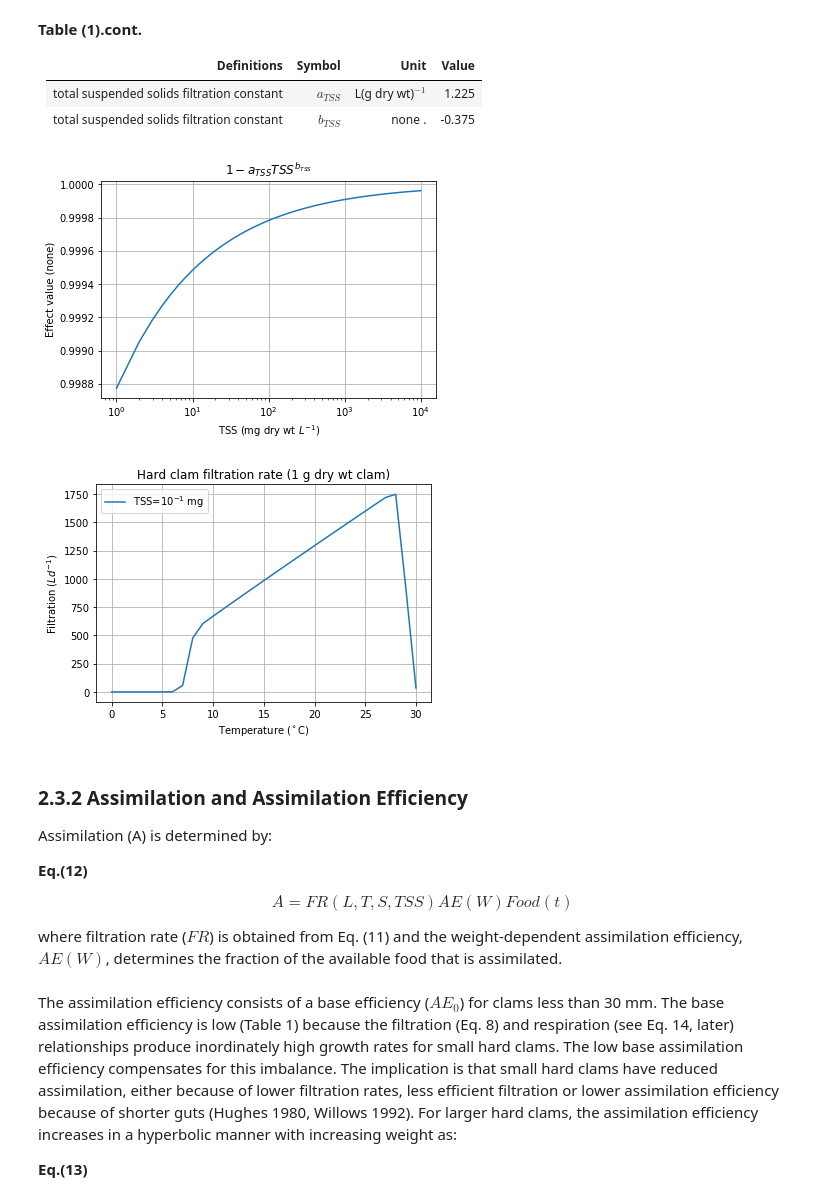
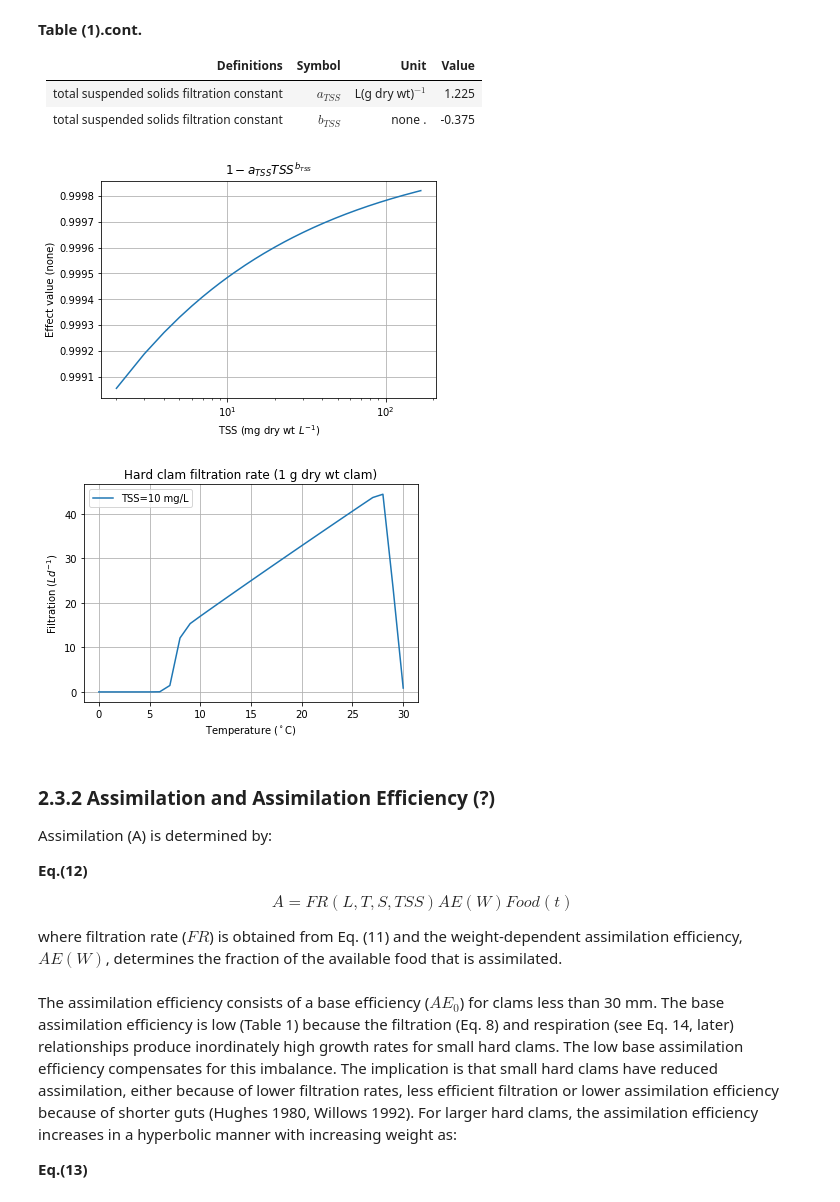
Before and after one commit to dlxiii/pdmc, a Jupyter notebook: paper_note.ipynb, the cells around one changed output. Saved outputs shown, nothing was run; the diff lists cells and outputs as text; code cells hidden in the pictures.

```diff
--- a/paper_note.ipynb
+++ b/paper_note.ipynb
@@ -266,33 +273,33 @@ total suspended solids ﬁltration constant | $b_{TSS}$         | none .
 # %%
 a_tss =  1.225   # L(g dry wt)^{-1}
                  # => L(mg dry wt)^{-1}
 b_tss = -0.375   # none
 
-tss = np.linspace(1,10000,10000)
+tss = np.linspace(2,167,166)
 yy = 1 - (a_tss / 1000 * (tss ** b_tss))
 
 plt.semilogx(tss,yy)
 plt.title('$1 - a_{TSS}TSS^{b_{TSS}}$')
 plt.xlabel('TSS (mg dry wt $L^{−1}$)')
 plt.ylabel('Effect value (none)')
 plt.grid(True)
 plt.show()
 # %% [output]
-[figure, old version]
+[figure, new version]
 # %%
 def fr(length,temper,salin,tss):
-    a_tss = 1.225   # L(g dry wt)^{-1}
-                    # => L(mg dry wt)^{-1}
-    b_tss = -0.375  # none
+    a_tss =  1.225   # L(g dry wt)^{-1}
+                     # => L(mg dry wt)^{-1}
+    b_tss = -0.375   # none
     fr = fr_2(length,temper,salin) * \
-         (1 - (a_tss /1000 * (tss ** b_tss)))
-    return fr # unit: mL h^{-1}
+         (1 - (a_tss / 1000 * (tss ** b_tss)))
+    return fr  / 1000 * 24 # unit: L d^{-1}
 
 temper = np.linspace(0,30,31)
-fil_rat = fr(45.77,temper,23,0.10)
+fil_rat = fr(45.77,temper,25.5,10)
 
 plt.plot(temper, fil_rat,\
-         '-', label='TSS=$10^{-1}$ mg')
+         '-', label='TSS=10 mg/L')
 plt.title('Hard clam filtration rate (1 g dry wt clam)')
 plt.xlabel('Temperature ($^\circ$C)')
 plt.ylabel('Filtration ($L d^{-1}$)')
@@ -300,9 +307,9 @@ plt.legend()
 plt.grid(True)
 plt.show()
 # %% [output]
-[figure, old version]
+[figure, new version]
 # %% [markdown]
-### 2.3.2 Assimilation and Assimilation Efficiency
+### 2.3.2 Assimilation and Assimilation Efficiency (?)
 Assimilation (A) is determined by:
 
 **Eq.(12)**
```
Also changed, not shown: parts of 31 cells of this notebook.
